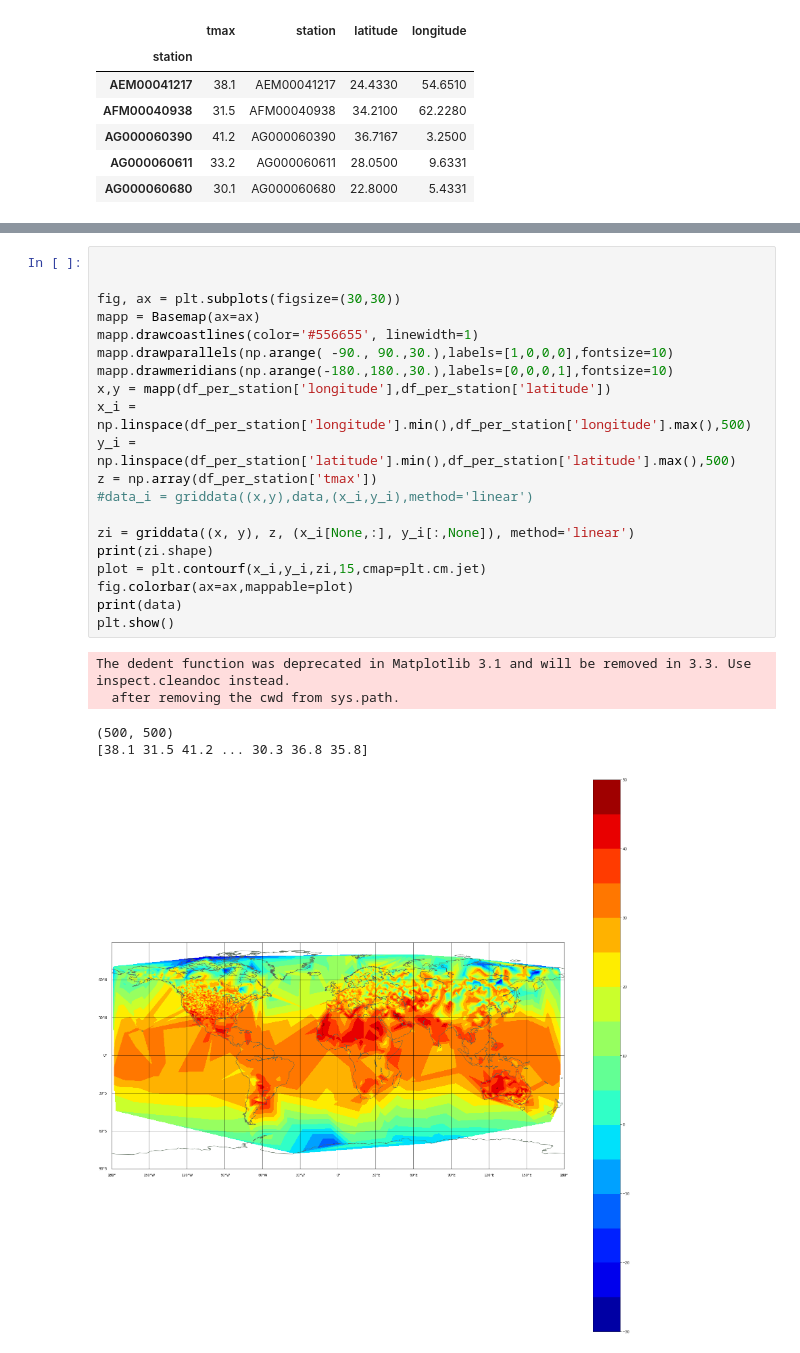
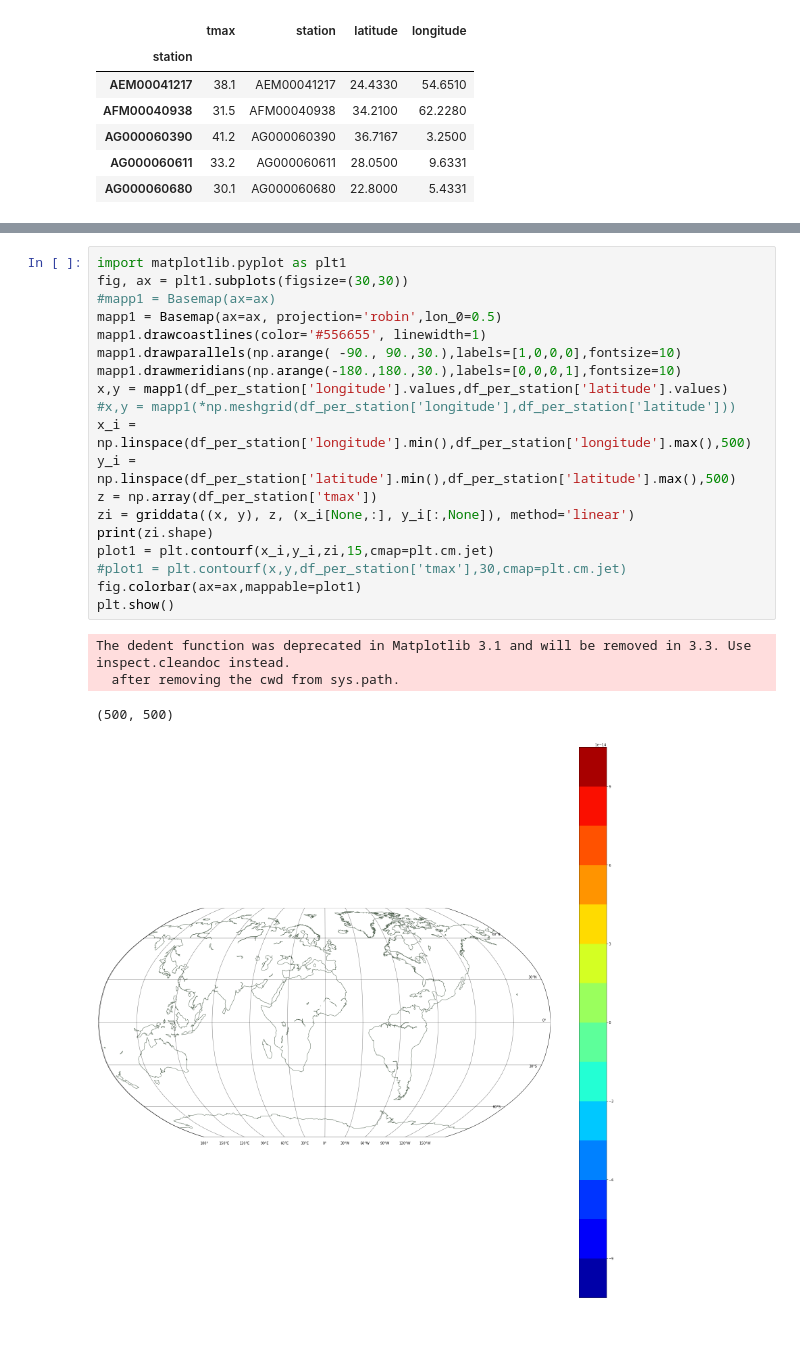
Before and after one commit to meghan14/big_data_projects_python, a Jupyter notebook: data_visualization_a3/weather_plot.py.ipynb, the cells around one changed output, grey strips where cells are left out. Cells and saved outputs as stored; diff of their text form.

```diff
--- a/data_visualization_a3/weather_plot.py.ipynb
+++ b/data_visualization_a3/weather_plot.py.ipynb
@@ -51,26 +93,24 @@ df_per_station.head()
 # %%
-
-
-fig, ax = plt.subplots(figsize=(30,30))
-mapp = Basemap(ax=ax)
-mapp.drawcoastlines(color='#556655', linewidth=1)
-mapp.drawparallels(np.arange( -90., 90.,30.),labels=[1,0,0,0],fontsize=10)
-mapp.drawmeridians(np.arange(-180.,180.,30.),labels=[0,0,0,1],fontsize=10)
-x,y = mapp(df_per_station['longitude'],df_per_station['latitude'])
+import matplotlib.pyplot as plt1
+fig, ax = plt1.subplots(figsize=(30,30))
+#mapp1 = Basemap(ax=ax)
+mapp1 = Basemap(ax=ax, projection='robin',lon_0=0.5)
+mapp1.drawcoastlines(color='#556655', linewidth=1)
+mapp1.drawparallels(np.arange( -90., 90.,30.),labels=[1,0,0,0],fontsize=10)
+mapp1.drawmeridians(np.arange(-180.,180.,30.),labels=[0,0,0,1],fontsize=10)
+x,y = mapp1(df_per_station['longitude'].values,df_per_station['latitude'].values)
+#x,y = mapp1(*np.meshgrid(df_per_station['longitude'],df_per_station['latitude']))
 x_i = np.linspace(df_per_station['longitude'].min(),df_per_station['longitude'].max(),500)
 y_i = np.linspace(df_per_station['latitude'].min(),df_per_station['latitude'].max(),500)
 z = np.array(df_per_station['tmax'])
-#data_i = griddata((x,y),data,(x_i,y_i),method='linear')
-
 zi = griddata((x, y), z, (x_i[None,:], y_i[:,None]), method='linear')
 print(zi.shape)
-plot = plt.contourf(x_i,y_i,zi,15,cmap=plt.cm.jet)
-fig.colorbar(ax=ax,mappable=plot)
-print(data)
+plot1 = plt.contourf(x_i,y_i,zi,15,cmap=plt.cm.jet)
+#plot1 = plt.contourf(x,y,df_per_station['tmax'],30,cmap=plt.cm.jet)
+fig.colorbar(ax=ax,mappable=plot1)
 plt.show()
 # %% [output]
 The dedent function was deprecated in Matplotlib 3.1 and will be removed in 3.3. Use inspect.cleandoc instead.
   after removing the cwd from sys.path.
 (500, 500)
-[38.1 31.5 41.2 ... 30.3 36.8 35.8]
-[figure, old version]
+[figure, new version]
```
Also changed, not shown: parts of 2 cells of this notebook.
